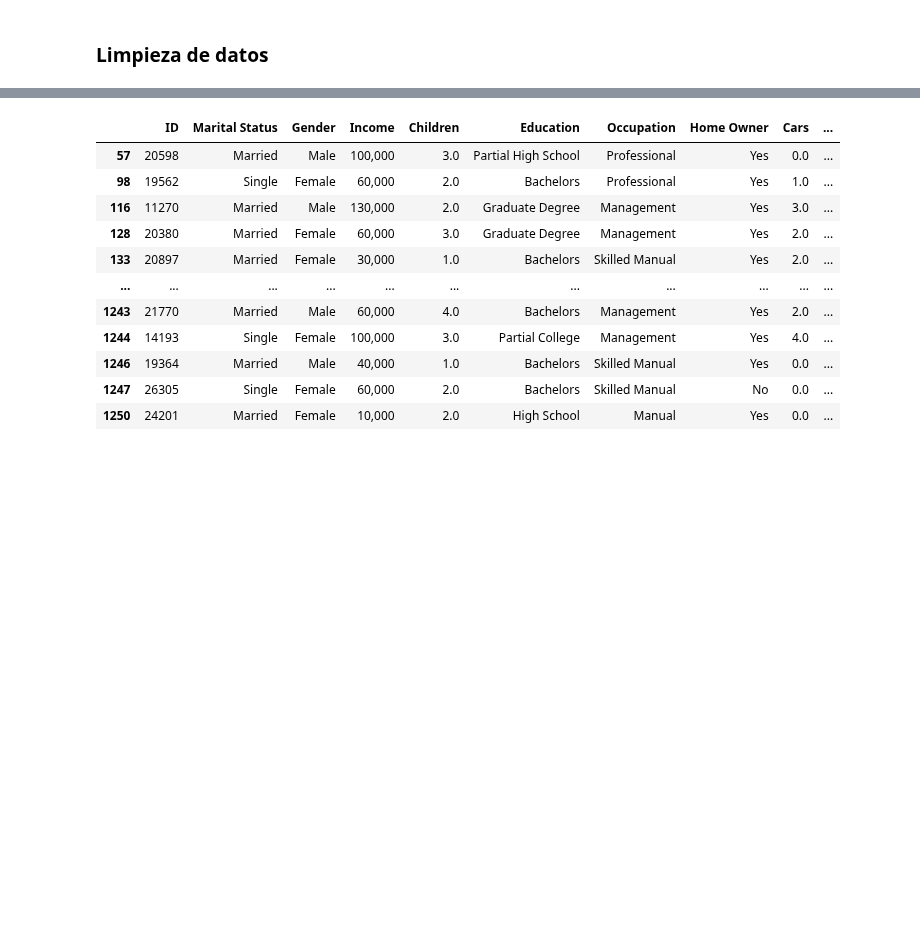
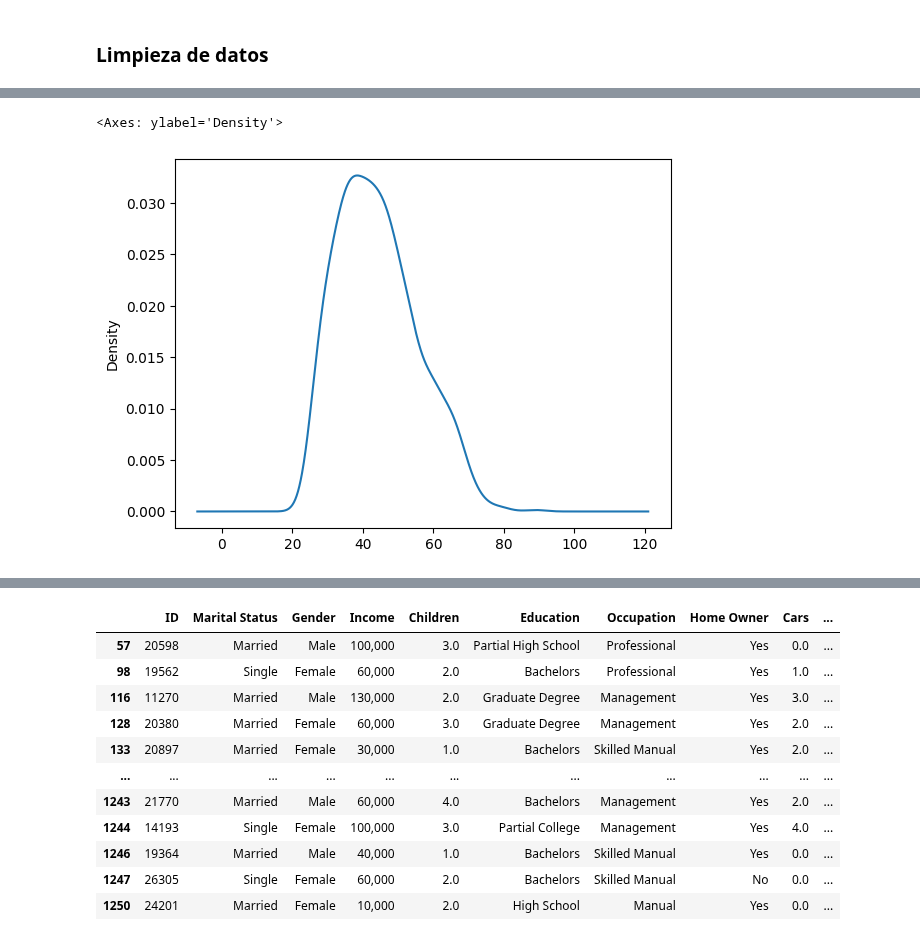
Before and after one commit to A01749694/ActividadLimpiezaDatos, a Jupyter notebook: actividad_datos.ipynb, the cells around one changed output, grey strips where cells are left out. Drawn from its saved outputs; the diff is of its cells as text; code cells hidden in the pictures; blank space fills up the shorter version.

```diff
--- a/actividad_datos.ipynb
+++ b/actividad_datos.ipynb
@@ -104,0 +108,5 @@ df.describe()
+# %%
+df["Age"].plot.kde()
+# %% [output]
+<Axes: ylabel='Density'>
+[figure, added]
```
Also changed, not shown: parts of 26 cells of this notebook, 1 other file.
